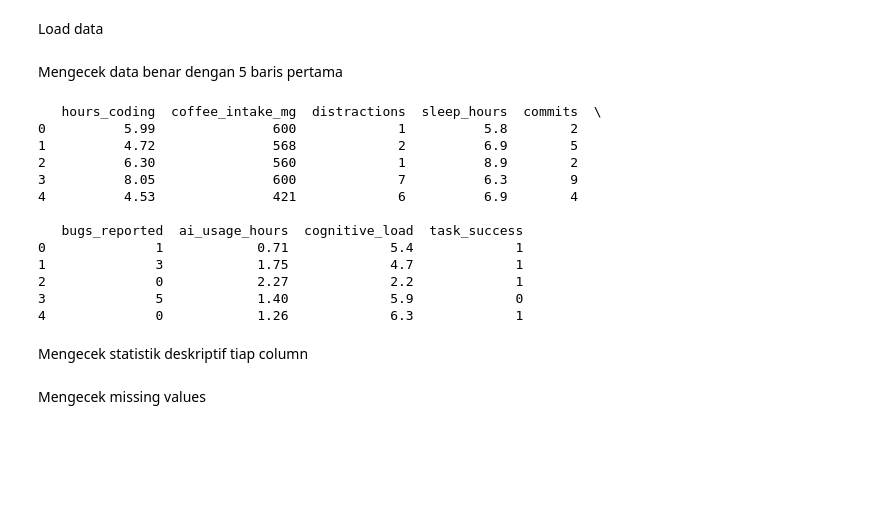
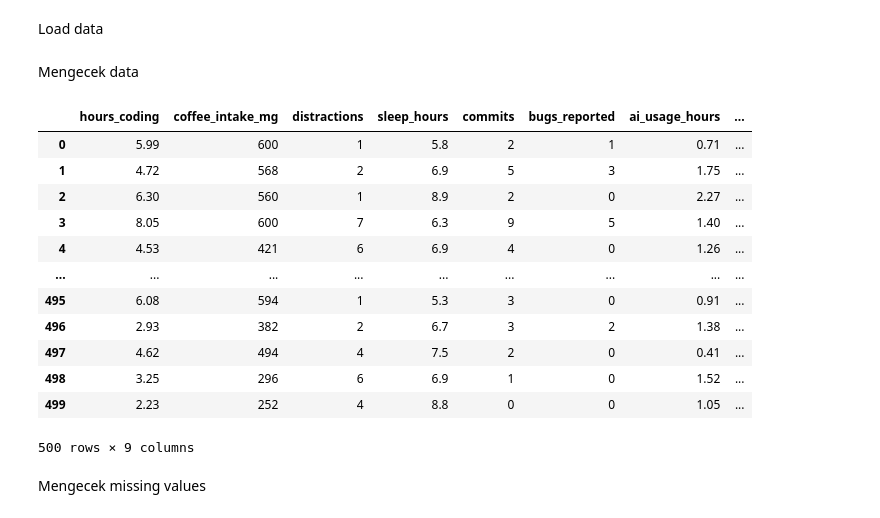
Before and after one commit to Faturar/data-mining-project-ai-developer-productivity-impact, a Jupyter notebook: main.ipynb, the cells around one changed output. Cells and saved outputs as stored; diff of their text form; code cells hidden in the pictures; blank space fills up the shorter version.

```diff
--- a/main.ipynb
+++ b/main.ipynb
@@ -15,23 +16,21 @@ Load data
 # %%
 df = pd.read_csv("./ai_dev_productivity.csv")
 # %% [markdown]
-Mengecek data benar dengan 5 baris pertama
+Mengecek data
 # %%
 
-print(df.head())
+df
 # %% [output]
+|  | hours_coding | coffee_intake_mg | distractions | sleep_hours | commits | bugs_reported | ai_usage_hours | ... |
+| 0 | 5.99 | 600 | 1 | 5.8 | 2 | 1 | 0.71 | ... |
+| 1 | 4.72 | 568 | 2 | 6.9 | 5 | 3 | 1.75 | ... |
+| 2 | 6.30 | 560 | 1 | 8.9 | 2 | 0 | 2.27 | ... |
+| 3 | 8.05 | 600 | 7 | 6.3 | 9 | 5 | 1.40 | ... |
+| 4 | 4.53 | 421 | 6 | 6.9 | 4 | 0 | 1.26 | ... |
+| ... | ... | ... | ... | ... | ... | ... | ... | ... |
+| 495 | 6.08 | 594 | 1 | 5.3 | 3 | 0 | 0.91 | ... |
+| 496 | 2.93 | 382 | 2 | 6.7 | 3 | 2 | 1.38 | ... |
+| 497 | 4.62 | 494 | 4 | 7.5 | 2 | 0 | 0.41 | ... |
+| 498 | 3.25 | 296 | 6 | 6.9 | 1 | 0 | 1.52 | ... |
+| 499 | 2.23 | 252 | 4 | 8.8 | 0 | 0 | 1.05 | ... |
-   hours_coding  coffee_intake_mg  distractions  sleep_hours  commits  \
-0          5.99               600             1          5.8        2
-1          4.72               568             2          6.9        5
-2          6.30               560             1          8.9        2
-3          8.05               600             7          6.3        9
-4          4.53               421             6          6.9        4
-
-   bugs_reported  ai_usage_hours  cognitive_load  task_success
-0              1            0.71             5.4             1
-1              3            1.75             4.7             1
-2              0            2.27             2.2             1
-3              5            1.40             5.9             0
-4              0            1.26             6.3             1
+500 rows × 9 columns
-# %% [markdown]
-Mengecek statistik deskriptif tiap column
```
Also changed, not shown: parts of 22 cells of this notebook, 2 other files.
